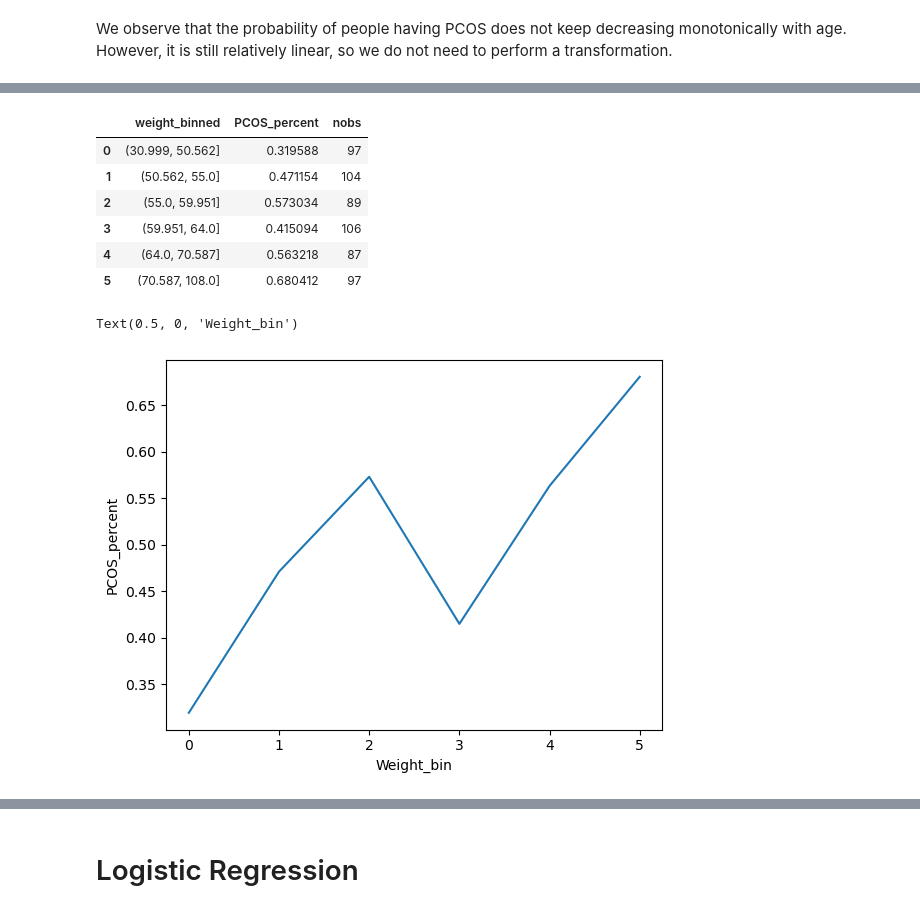
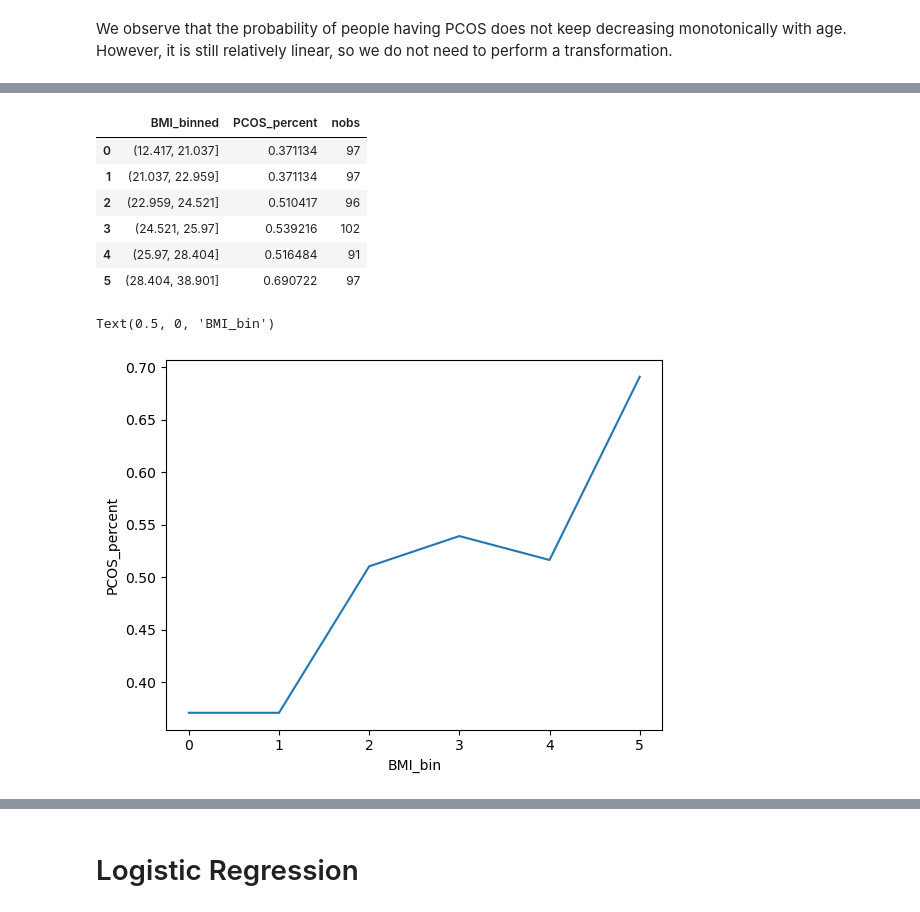
Before and after one commit to ericaez/STAT-303-2-Project, a Jupyter notebook: Project.ipynb, the cells around one changed output, grey strips where cells are left out. Saved outputs shown, nothing was run; the diff lists cells and outputs as text; code cells hidden in the pictures.

```diff
--- a/Project.ipynb
+++ b/Project.ipynb
@@ -78,7 +116,7 @@ y = pd.DataFrame(y_train_res, columns=["PCOS (Y/N)"])
 # %%
 data = pd.concat([X_train_res, y], axis = 1)
 data = data.reindex(columns=["PCOS (Y/N)", "Age (yrs)", "Weight (Kg)", "Height(Cm)", "BMI", "Pulse rate(bpm)", "RR (breaths/min)", "Marraige Status (Yrs)", 'Fast food (Y/N)', "Pregnant(Y/N)", "No. of aborptions", "H/W Ratio", "Reg.Exercise(Y/N)", "Cycle(R/I)", "hair growth(Y/N)", "Pimples(Y/N)", "Blood Group"])
-data = data.rename(columns={"PCOS (Y/N)":"PCOS", "Age (yrs)":"age", "Weight (Kg)": "weight", "Height(Cm)": "height", "Pulse rate(bpm)": "pulse_rate", "RR (breaths/min)": "RR", "Marraige Status (Yrs)": "marriage_years", 'Fast food (Y/N)': "fast_food", "Pregnant(Y/N)": "pregnant", "No. of aborptions": "number_abortions", "H/W Ratio": "h/w_ratio", "Reg.Exercise(Y/N)": "regular_excercise", "Cycle(R/I)": "cycle", "hair growth(Y/N)": "hair_growth", "Pimples(Y/N)": "pimples"})
+data = data.rename(columns={"PCOS (Y/N)":"PCOS", "Age (yrs)":"age", "Weight (Kg)": "weight", "Height(Cm)": "height", "Pulse rate(bpm)": "pulse_rate", "RR (breaths/min)": "RR", "Marraige Status (Yrs)": "marriage_years", 'Fast food (Y/N)': "fast_food", "Pregnant(Y/N)": "pregnant", "No. of aborptions": "number_abortions", "H/W Ratio": "hw_ratio", "Reg.Exercise(Y/N)": "regular_exercise", "Cycle(R/I)": "cycle", "hair growth(Y/N)": "hair_growth", "Pimples(Y/N)": "pimples"})
 data.head()
 # %% [output]
 |  | PCOS | age | weight | height | BMI | pulse_rate | RR | marriage_years | fast_food | pregnant | ... |
@@ -152,22 +214,22 @@ sns.boxplot(x = 'PCOS', y = 'weight', data = data)
 # %%
 #Binning weight
-binned_weight = pd.qcut(data['weight'], 6, retbins=True)
-data['weight_binned'] = binned_weight[0]
+binned_BMI = pd.qcut(data['BMI'], 6, retbins=True)
+data['BMI_binned'] = binned_BMI[0]
 # %%
 #Finding percentage of people having diabetes in each Age bin
-weight_data = data.groupby('weight_binned')['PCOS'].agg([('PCOS_percent','mean'),('nobs','count')]).reset_index(drop=False)
-weight_data
+BMI_data = data.groupby('BMI_binned')['PCOS'].agg([('PCOS_percent','mean'),('nobs','count')]).reset_index(drop=False)
+BMI_data
 # %% [output]
-|  | weight_binned | PCOS_percent | nobs |
-| 0 | (30.999, 50.562] | 0.319588 | 97 |
-| 1 | (50.562, 55.0] | 0.471154 | 104 |
-| 2 | (55.0, 59.951] | 0.573034 | 89 |
-| 3 | (59.951, 64.0] | 0.415094 | 106 |
-| 4 | (64.0, 70.587] | 0.563218 | 87 |
-| 5 | (70.587, 108.0] | 0.680412 | 97 |
+|  | BMI_binned | PCOS_percent | nobs |
+| 0 | (12.417, 21.037] | 0.371134 | 97 |
+| 1 | (21.037, 22.959] | 0.371134 | 97 |
+| 2 | (22.959, 24.521] | 0.510417 | 96 |
+| 3 | (24.521, 25.97] | 0.539216 | 102 |
+| 4 | (25.97, 28.404] | 0.516484 | 91 |
+| 5 | (28.404, 38.901] | 0.690722 | 97 |
 # %%
-sns.lineplot(x = weight_data.index, y = weight_data['PCOS_percent'])
-plt.xlabel('Weight_bin')
+sns.lineplot(x = BMI_data.index, y = BMI_data['PCOS_percent'])
+plt.xlabel('BMI_bin')
 # %% [output]
-Text(0.5, 0, 'Weight_bin')
+Text(0.5, 0, 'BMI_bin')
-[figure, old version]
+[figure, new version]
```
Also changed, not shown: parts of 56 cells of this notebook.
